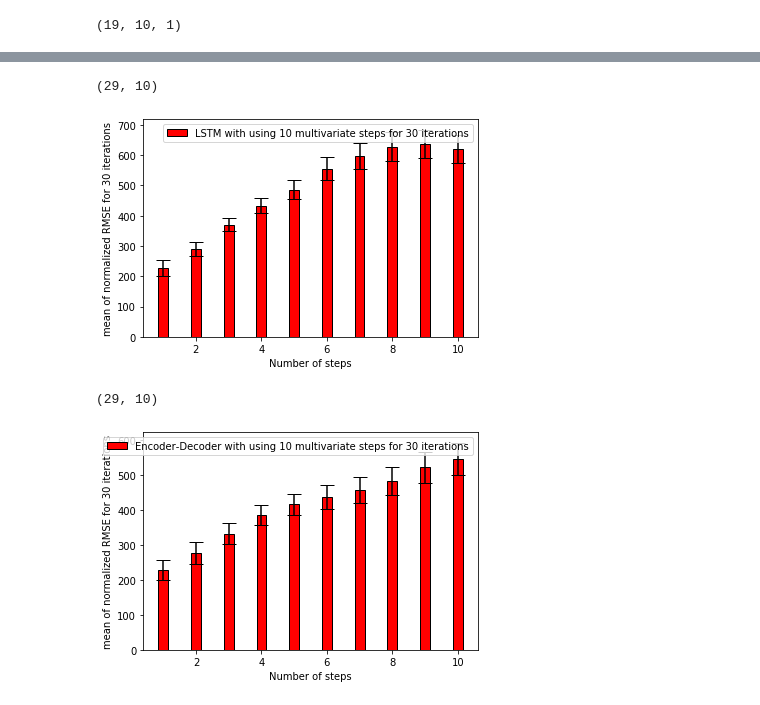
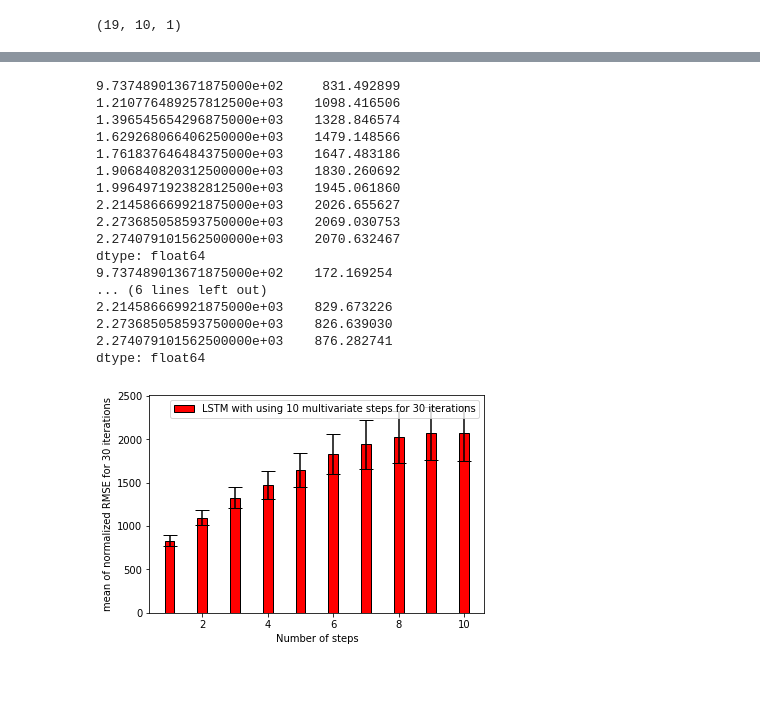
Before and after one commit to sydney-machine-learning/airpollution_deeplearning, a Jupyter notebook: pollution.ipynb, the cells around one changed output, grey strips where cells are left out. Cells and saved outputs as stored; diff of their text form; code cells hidden in the pictures; blank space fills up the shorter version.

```diff
--- a/pollution.ipynb
+++ b/pollution.ipynb
@@ -546,8 +583,8 @@ def show_results(r,method):
     x = datetime.datetime.now()
     u=np.mean(r,axis=0)
     sigma=np.std(r,axis=0)
-    lower_bar= u-1.96*(sigma/(np.sqrt(r.shape[0])))
-    upper_bar= u+1.96*(sigma/(np.sqrt(r.shape[0])))
+    lower_bar= u-1.96*(sigma/(np.sqrt(1)))
+    upper_bar= u+1.96*(sigma/(np.sqrt(1)))
     barWidth = 0.3
     bars1=u
     rl= np.arange(len(bars1))+1
@@ -577,16 +617,26 @@ show_results(dADAM,'fnn_ADAM')
 # %%
-dlstm=read_csv('10i_10o_LSTM_30i.csv2020-05-10 11:03:02_243465.csv')
-dLSTM = dlstm.values
-print(dLSTM.shape)
+# dlstm=read_csv('10i_10o_LSTM_30i.csv2020-05-10 11:03:02_243465.csv')
+# dLSTM = dlstm.values
+dLSTM=read_csv('results/10i_10o_LSTM_30i2020-07-30_colab_with_full.csv')
+print(np.mean(dLSTM))
+print(np.std(dLSTM))
 show_results(dLSTM,'LSTM')
 # %% [output]
-(29, 10)
+9.737489013671875000e+02     831.492899
+1.210776489257812500e+03    1098.416506
+1.396545654296875000e+03    1328.846574
+1.629268066406250000e+03    1479.148566
+1.761837646484375000e+03    1647.483186
+1.906840820312500000e+03    1830.260692
+1.996497192382812500e+03    1945.061860
+2.214586669921875000e+03    2026.655627
+2.273685058593750000e+03    2069.030753
+2.274079101562500000e+03    2070.632467
+dtype: float64
+9.737489013671875000e+02    172.169254
+... (6 lines left out)
+2.214586669921875000e+03    829.673226
+2.273685058593750000e+03    826.639030
+2.274079101562500000e+03    876.282741
+dtype: float64
-[figure, old version]
+[figure, new version]
-# %%
-den=read_csv('10i_10o_EN_DC_30i.csv2020-05-10 15:40:39_077980.csv')
-dEN = den.values
-print(dEN.shape)
-show_results(dEN,'Encoder-Decoder')
-# %% [output]
-(29, 10)
-[figure, removed]
```
Also changed, not shown: parts of 13 cells of this notebook, 30 other files.
